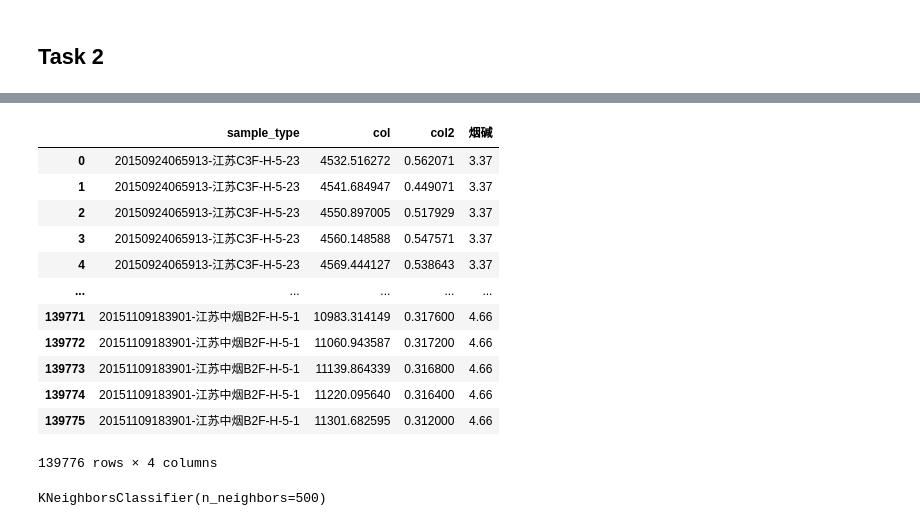
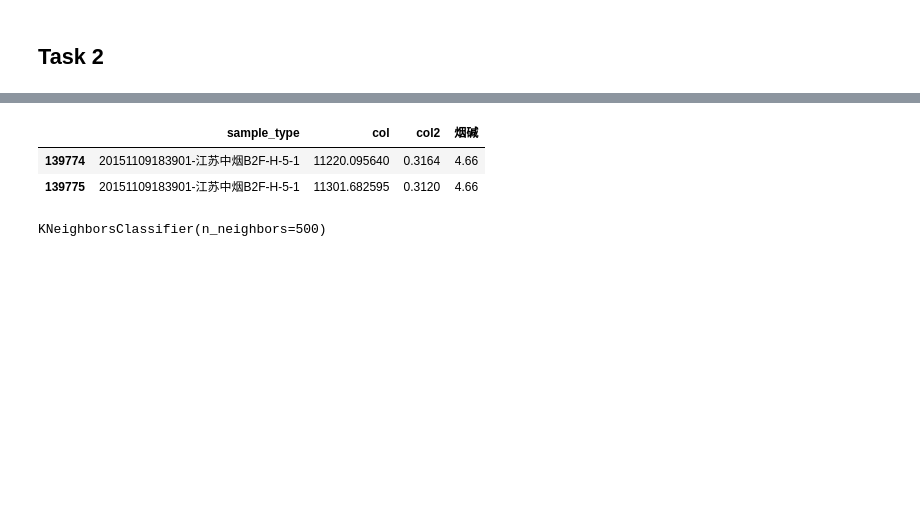
Before and after one commit to Chloejay/spectral_classifier, a Jupyter notebook: spectral_analysis.ipynb, the cells around one changed output, grey strips where cells are left out. Saved outputs shown, nothing was run; the diff lists cells and outputs as text; code cells hidden in the pictures; blank space fills up the shorter version.

```diff
--- a/spectral_analysis.ipynb
+++ b/spectral_analysis.ipynb
@@ -267,20 +278,10 @@ process time costs 1.687117099761963
 # %%
 megered_df_2= train_data_2.merge(chemical_data_2.iloc[:, [2,3]], on="sample_type")
-megered_df_2
+megered_df_2.tail(2)
 # %% [output]
 |  | sample_type | col | col2 | 烟碱 |
-| 0 | 20150924065913-江苏C3F-H-5-23 | 4532.516272 | 0.562071 | 3.37 |
-| 1 | 20150924065913-江苏C3F-H-5-23 | 4541.684947 | 0.449071 | 3.37 |
-| 2 | 20150924065913-江苏C3F-H-5-23 | 4550.897005 | 0.517929 | 3.37 |
-| 3 | 20150924065913-江苏C3F-H-5-23 | 4560.148588 | 0.547571 | 3.37 |
-| 4 | 20150924065913-江苏C3F-H-5-23 | 4569.444127 | 0.538643 | 3.37 |
-| ... | ... | ... | ... | ... |
-| 139771 | 20151109183901-江苏中烟B2F-H-5-1 | 10983.314149 | 0.317600 | 4.66 |
-| 139772 | 20151109183901-江苏中烟B2F-H-5-1 | 11060.943587 | 0.317200 | 4.66 |
-| 139773 | 20151109183901-江苏中烟B2F-H-5-1 | 11139.864339 | 0.316800 | 4.66 |
-| 139774 | 20151109183901-江苏中烟B2F-H-5-1 | 11220.095640 | 0.316400 | 4.66 |
-| 139775 | 20151109183901-江苏中烟B2F-H-5-1 | 11301.682595 | 0.312000 | 4.66 |
+| 139774 | 20151109183901-江苏中烟B2F-H-5-1 | 11220.095640 | 0.3164 | 4.66 |
+| 139775 | 20151109183901-江苏中烟B2F-H-5-1 | 11301.682595 | 0.3120 | 4.66 |
-139776 rows × 4 columns
 # %%
 megered_df_2["烟碱"] = megered_df_2["烟碱"].apply(lambda x: str(x))
 megered_df_2["Y"]= megered_df_2[["sample_type","烟碱"]].apply(lambda x: '_'.join(x), axis=1)
```
Also changed, not shown: parts of 26 cells of this notebook, 8 other files.
